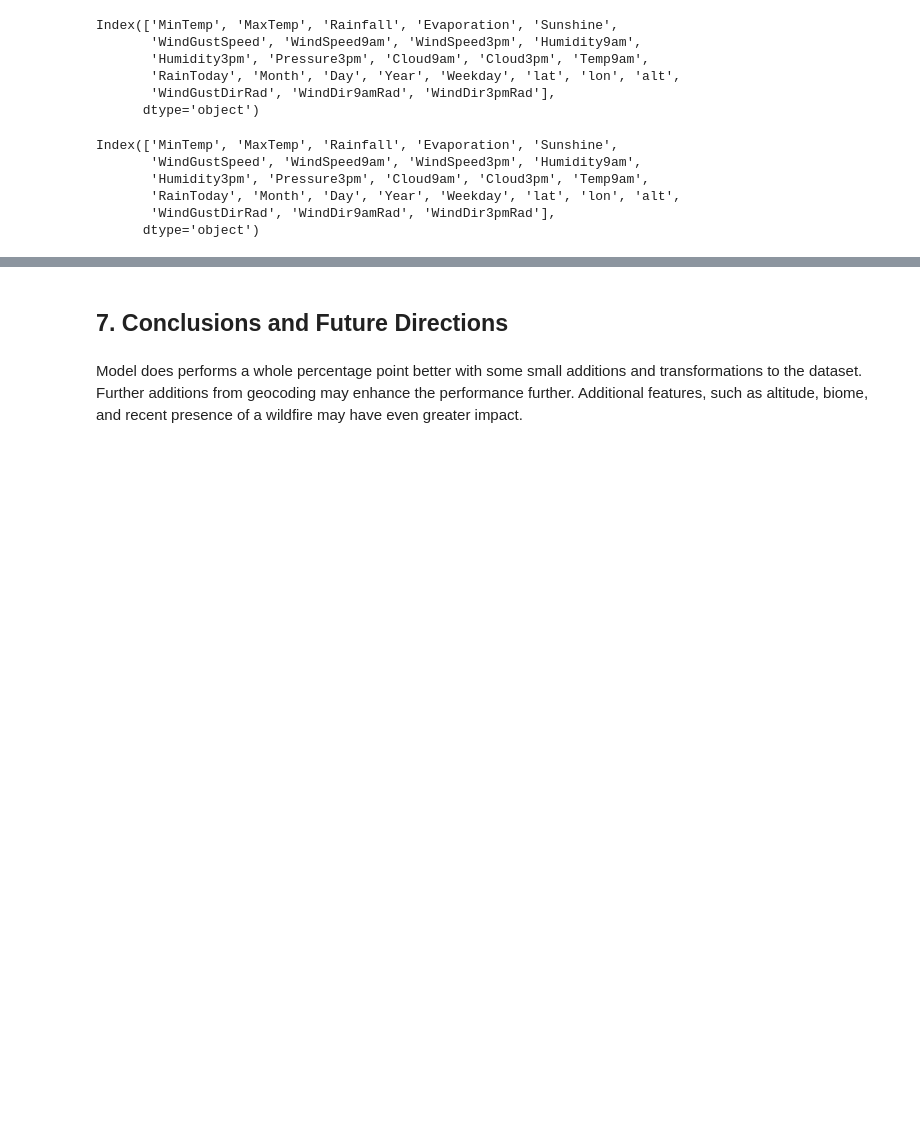
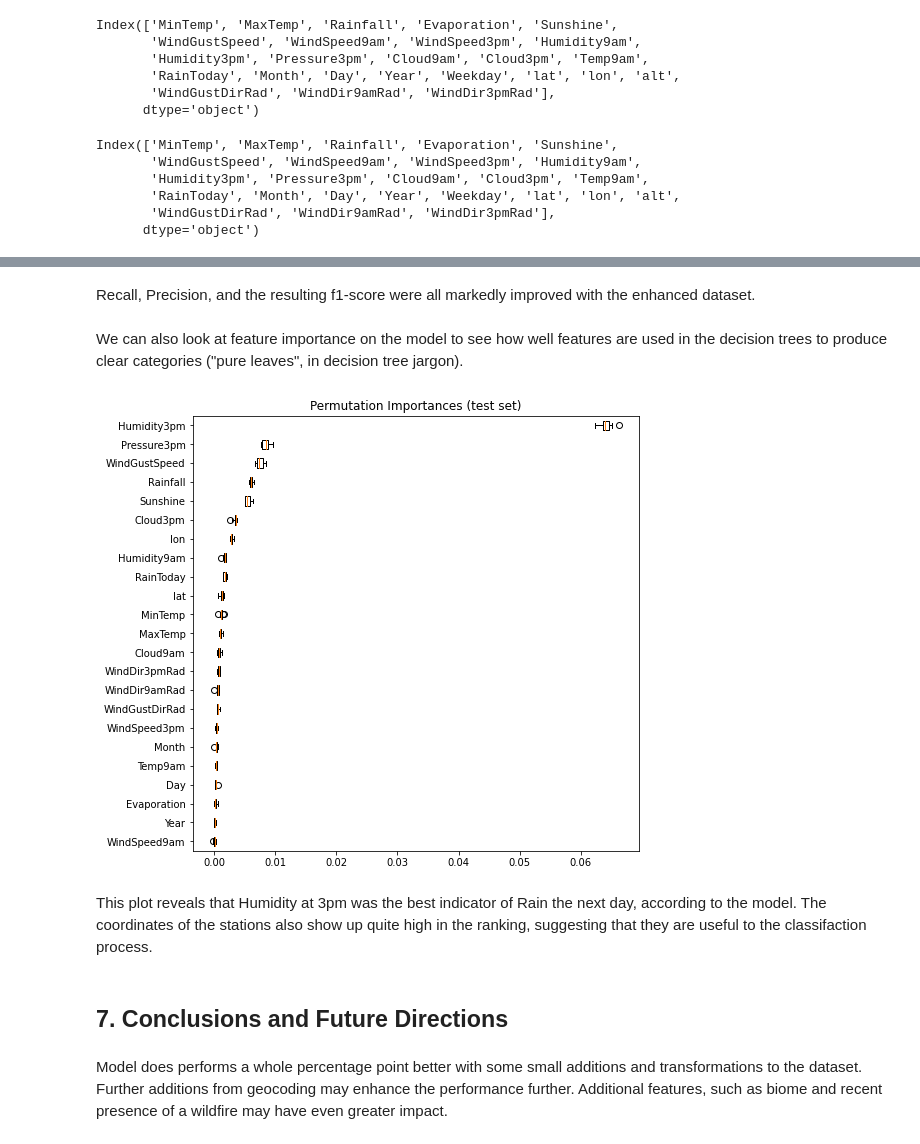
Before and after one commit to dmorrowjones/public_notebooks, a Jupyter notebook: RainStudy/RainStudyEDA.ipynb, the cells around one changed output, grey strips where cells are left out. Saved outputs shown, nothing was run; the diff lists cells and outputs as text; code cells hidden in the pictures; blank space fills up the shorter version.

```diff
--- a/RainStudy/RainStudyEDA.ipynb
+++ b/RainStudy/RainStudyEDA.ipynb
@@ -447,16 +440,13 @@ At this point, distance based models (SVM, Regression models) that rely on Eucli
 # %% [markdown]
 For the sake of this analysis, we will run the prepared data through a random forest model and determine how well it performs.
 # %%
-from sklearn.pipeline import make_pipeline
 from sklearn.ensemble import RandomForestClassifier
 
-model = make_pipeline(
-    RandomForestClassifier(n_jobs=4,
+model = RandomForestClassifier(n_jobs=4,
     verbose=False,
     n_estimators=200,
     max_depth=10,
-    criterion='gini', )
-)
+    criterion='gini')
 
 model.fit(X_first_train, y_train)
 # %% [output]
@@ -789,7 +775,6 @@ print("Second time, training set dimensions before dummy encoding: \n" + str(X_n
 X_second_train = pd.concat([X_new_train[numerical],
                      X_new_train[['lat','lon']],
                      X_new_train[['WindGustDirRad','WindDir9amRad','WindDir3pmRad']],
-                     pd.get_dummies(X_new_train.Weekday, prefix='Week', drop_first = True),
                      X_new_train[['RainToday','Month','Day','Year']]], axis = 1)
 print("Training set dimensions after dummy encoding: \n" + str(X_second_train.shape))
 # %% [output]
@@ -802,7 +787,6 @@ print("Second time, testing set dimensions before dummy encoding: \n" + str(X_ne
 X_second_test = pd.concat([X_new_test[numerical],
                      X_new_test[['lat','lon']],
                      X_new_test[['WindGustDirRad','WindDir9amRad','WindDir3pmRad']],
-                     pd.get_dummies(X_new_test.Weekday, prefix='Week', drop_first = True),
                      X_new_test[['RainToday','Month','Day','Year']]], axis = 1)
 print("Testing set dimensions after dummy encoding: \n" + str(X_second_test.shape))
 # %% [output]
@@ -813,4 +797,11 @@ Testing set dimensions after dummy encoding:
 # %%
 ## same model as before, trained on this dataset
+
+model = RandomForestClassifier(n_jobs=4,
+    verbose=False,
+    n_estimators=200,
+    max_depth=10,
+    criterion='gini')
+
 model.fit(X_second_train, y_train)
 # %% [output]
@@ -850,4 +835,24 @@ F1-score on testing set: 0.5640
+# %% [markdown]
+Recall, Precision, and the resulting f1-score were all markedly improved with the enhanced dataset.
+# %% [markdown]
+We can also look at feature importance on the model to see how well features are used in the decision trees to produce clear categories ("pure leaves", in decision tree jargon).
+# %%
+from sklearn.inspection import permutation_importance
+
+result = permutation_importance(model, X_second_test, y_test, n_repeats=10,
+                                random_state=42, n_jobs=2)
+sorted_idx = result.importances_mean.argsort()
+
+fig, axes = plt.subplots(figsize = (8,8))
+axes.boxplot(result.importances[sorted_idx].T,
+           vert=False, labels=X_second_test.columns[sorted_idx])
+axes.set_title("Permutation Importances (test set)")
+plt.show()
+# %% [output]
+[figure, added]
+# %% [markdown]
+This plot reveals that Humidity at 3pm was the best indicator of Rain the next day, according to the model. The coordinates of the stations also show up quite high in the ranking, suggesting that they are useful to the classifaction process.
 # %% [markdown]
 ## 7. Conclusions and Future Directions<a class="anchor" id = "7"></a>
 # %% [markdown]
-Model does performs a whole percentage point better with some small additions and transformations to the dataset. Further additions from geocoding may enhance the performance further. Additional features, such as altitude, biome, and recent presence of a wildfire may have even greater impact.
+Model does performs a whole percentage point better with some small additions and transformations to the dataset. Further additions from geocoding may enhance the performance further. Additional features, such as biome and recent presence of a wildfire may have even greater impact.
```
Also changed, not shown: parts of 25 cells of this notebook, 1 other file.
